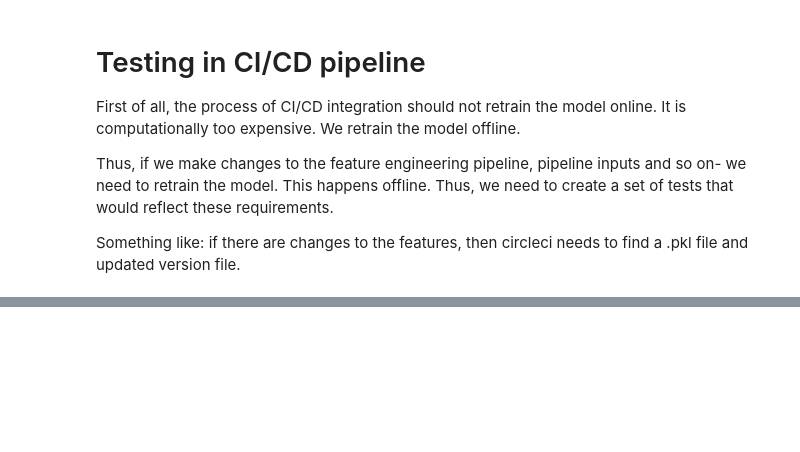
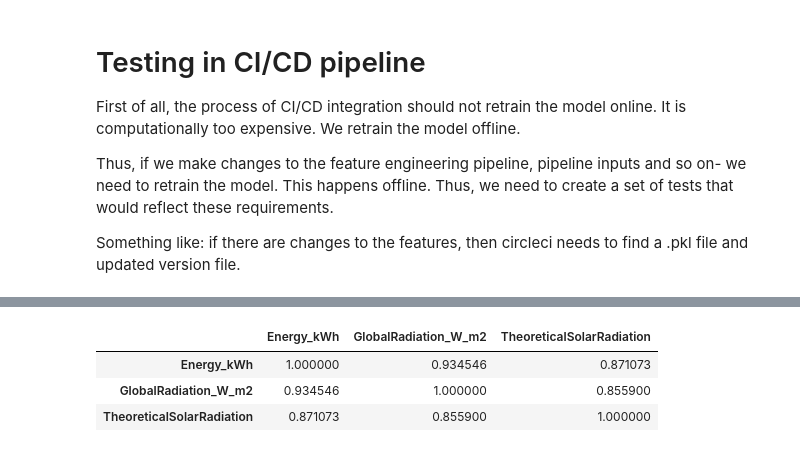
Before and after one commit to screwdriver66/solar_prod_suvilahti, a Jupyter notebook: jupyter_notebooks/tools_schematic.ipynb, the cells around one changed output, grey strips where cells are left out. Cells and saved outputs as stored; diff of their text form; code cells hidden in the pictures; blank space fills up the shorter version.

```diff
--- a/jupyter_notebooks/tools_schematic.ipynb
+++ b/jupyter_notebooks/tools_schematic.ipynb
@@ -57,0 +94,7 @@ if there are changes to the features, then circleci needs to find a .pkl file an
+# %%
+data_t[cols].corr()
+# %% [output]
+|  | Energy_kWh | GlobalRadiation_W_m2 | TheoreticalSolarRadiation |
+| Energy_kWh | 1.000000 | 0.934546 | 0.871073 |
+| GlobalRadiation_W_m2 | 0.934546 | 1.000000 | 0.855900 |
+| TheoreticalSolarRadiation | 0.871073 | 0.855900 | 1.000000 |
```
Also changed, not shown: parts of 8 cells of this notebook, 31 other files.
